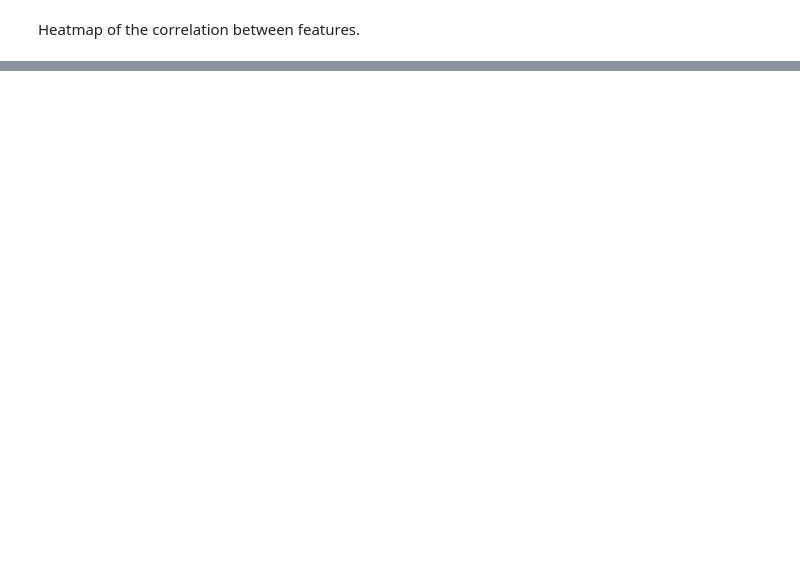
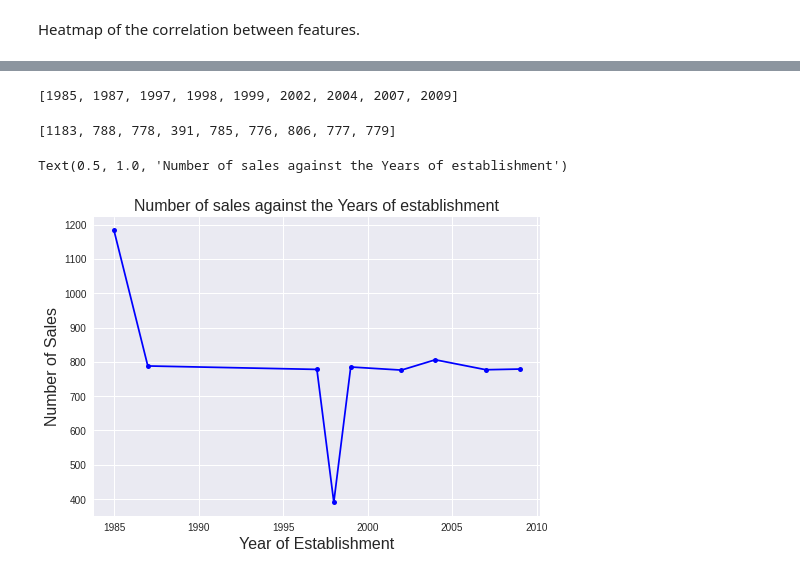
Before and after one commit to Jeremy-Alekai/food-sales-predictions., a Jupyter notebook: food_sales_predictions_.ipynb, the cells around one changed output, grey strips where cells are left out. Saved outputs shown, nothing was run; the diff lists cells and outputs as text; code cells hidden in the pictures; blank space fills up the shorter version.

```diff
--- a/food_sales_predictions_.ipynb
+++ b/food_sales_predictions_.ipynb
@@ -371,0 +453,3 @@ sns.heatmap(corr, cmap = 'Greens', annot = True)
+# %%
+Outlet_year_sales = df.groupby(['Outlet_Establishment_Year'])['Item_Outlet_Sales'].nunique()
+Outlet_year_sales
@@ -371,0 +468,21 @@ sns.heatmap(corr, cmap = 'Greens', annot = True)
+# %%
+#
+Established_Years = list(Outlet_year_sales.index)
+Established_Years
+# %% [output]
+[1985, 1987, 1997, 1998, 1999, 2002, 2004, 2007, 2009]
+# %%
+#
+Outlet_sales = list(Outlet_year_sales.values)
+Outlet_sales
+# %% [output]
+[1183, 788, 778, 391, 785, 776, 806, 777, 779]
+# %%
+plt.style.use('seaborn')
+plt.plot(Established_Years,Outlet_sales, c = 'b', marker = '.', markersize = 10)
+plt.xlabel('Year of Establishment', fontsize = 16)
+plt.ylabel('Number of Sales', fontsize = 16)
+plt.title('Number of sales against the Years of establishment', fontsize = 16)
+# %% [output]
+Text(0.5, 1.0, 'Number of sales against the Years of establishment')
+[figure, added]
```
Also changed, not shown: parts of 23 cells of this notebook.
